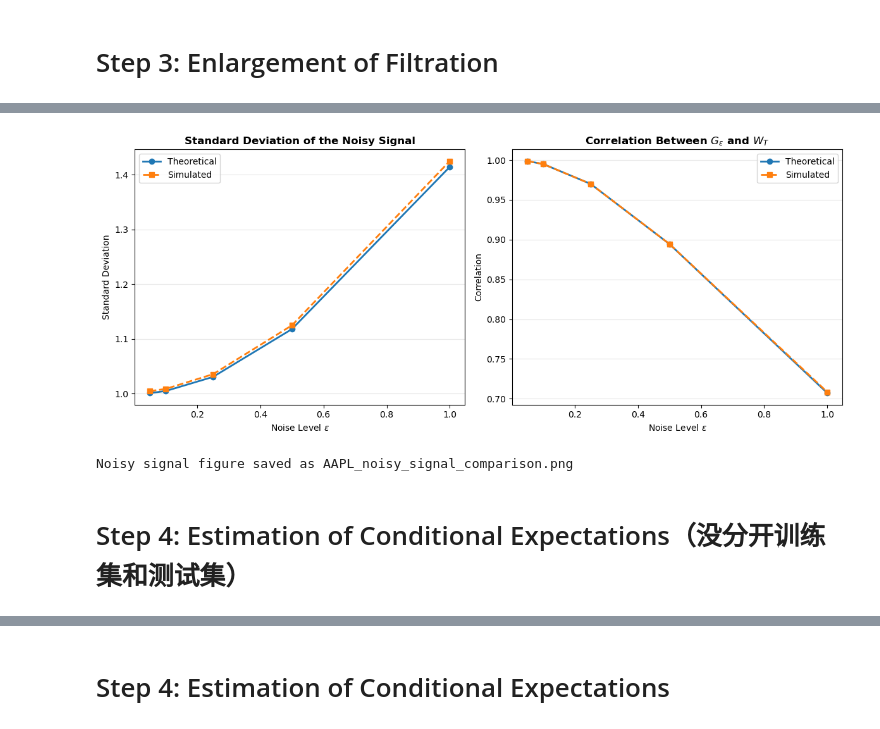
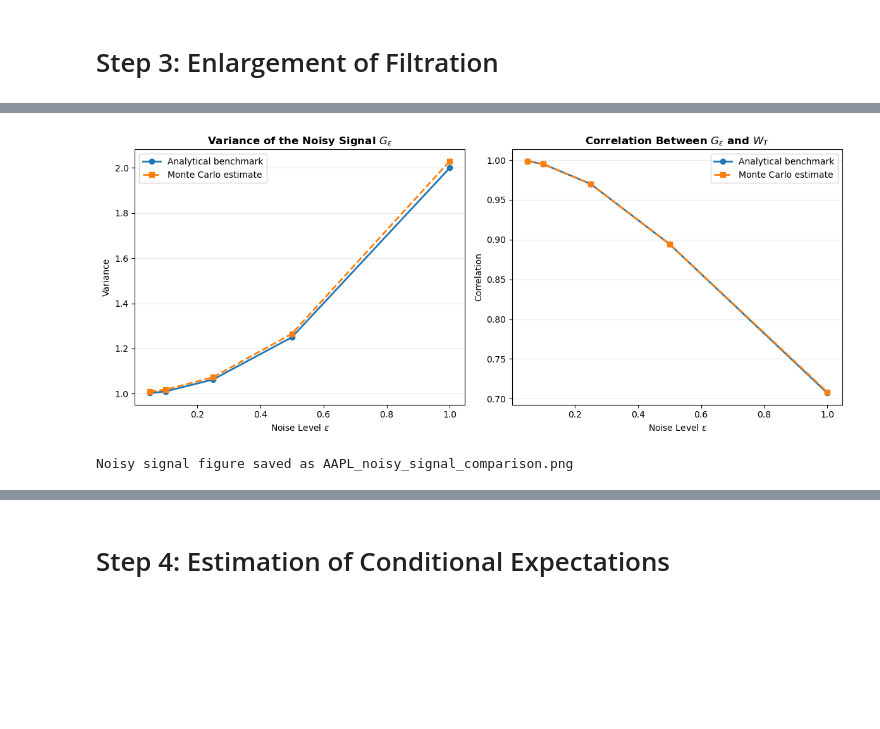
Before and after one commit to Annnnnnngela/insider-trading-noisy-information, a Jupyter notebook: main.ipynb, the cells around one changed output, grey strips where cells are left out. Drawn from its saved outputs; the diff is of its cells as text; code cells hidden in the pictures; blank space fills up the shorter version.

Commit message:
Refine the full numerical analysis workflow and results

```diff
--- a/main.ipynb
+++ b/main.ipynb
@@ -647,6 +709,6 @@ NOISY SIGNAL RESULTS
 # %%
 # ==========================================
-# Plot theoretical and sample results
+# Plot analytical benchmarks and Monte Carlo estimates
 # ==========================================
 
 fig, axes = plt.subplots(
@@ -655,30 +717,34 @@ fig, axes = plt.subplots(
     figsize=(12, 5)
 )
 
-# Standard deviation comparison
+
+# ==========================================
+# Variance comparison
+# ==========================================
+
 axes[0].plot(
     noise_levels,
     signal_results_df[
-        "Theoretical standard deviation"
+        "Analytical benchmark variance"
     ],
     marker="o",
     linewidth=2,
-    label="Theoretical"
+    label="Analytical benchmark"
 )
 
 axes[0].plot(
     noise_levels,
     signal_results_df[
-        "Sample standard deviation"
+        "Sample variance"
     ],
     marker="s",
     linestyle="--",
     linewidth=2,
-    label="Simulated"
+    label="Monte Carlo estimate"
 )
 
 axes[0].set_title(
-    "Standard Deviation of the Noisy Signal",
+    r"Variance of the Noisy Signal $G_\varepsilon$",
     fontweight="bold"
 )
 
@@ -687,7 +753,7 @@ axes[0].set_xlabel(
 )
 
 axes[0].set_ylabel(
-    "Standard Deviation"
+    "Variance"
 )
 
 axes[0].grid(
@@ -698,15 +764,18 @@ axes[0].grid(
 axes[0].legend()
 
 
+# ==========================================
 # Correlation comparison
+# ==========================================
+
 axes[1].plot(
     noise_levels,
     signal_results_df[
-        "Theoretical correlation"
+        "Analytical benchmark correlation"
     ],
     marker="o",
     linewidth=2,
-    label="Theoretical"
+    label="Analytical benchmark"
 )
 
 axes[1].plot(
@@ -717,7 +786,7 @@ axes[1].plot(
     marker="s",
     linestyle="--",
     linewidth=2,
-    label="Simulated"
+    label="Monte Carlo estimate"
 )
 
 axes[1].set_title(
@@ -732,34 +801,37 @@ axes[1].set_xlabel(
 axes[1].set_ylabel(
     "Correlation"
 )
 
 axes[1].grid(
     axis="y",
     alpha=0.3
 )
 
 axes[1].legend()
 
+
+# ==========================================
+# Save and display the figure
+# ==========================================
+
 fig.tight_layout()
 
 signal_figure_filename = (
     "AAPL_noisy_signal_comparison.png"
 )
 
 fig.savefig(
     signal_figure_filename,
     dpi=300,
     bbox_inches="tight"
 )
 
 plt.show()
 
 print(
     f"\nNoisy signal figure saved as "
     f"{signal_figure_filename}"
 )
 # %% [output]
-[figure, old version]
+[figure, new version]
 Noisy signal figure saved as AAPL_noisy_signal_comparison.png
-# %% [markdown]
-# Step 4: Estimation of Conditional Expectations（没分开训练集和测试集）
```
Also changed, not shown: parts of 36 cells of this notebook, 13 other files.
